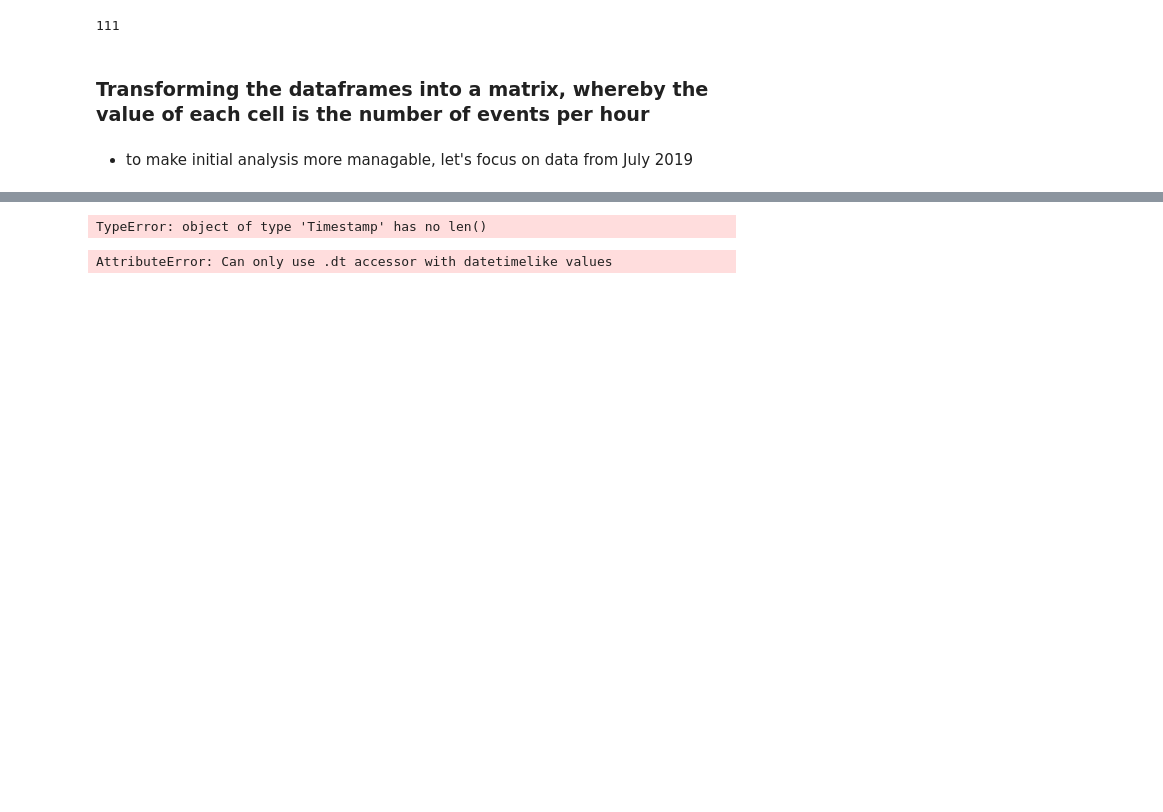
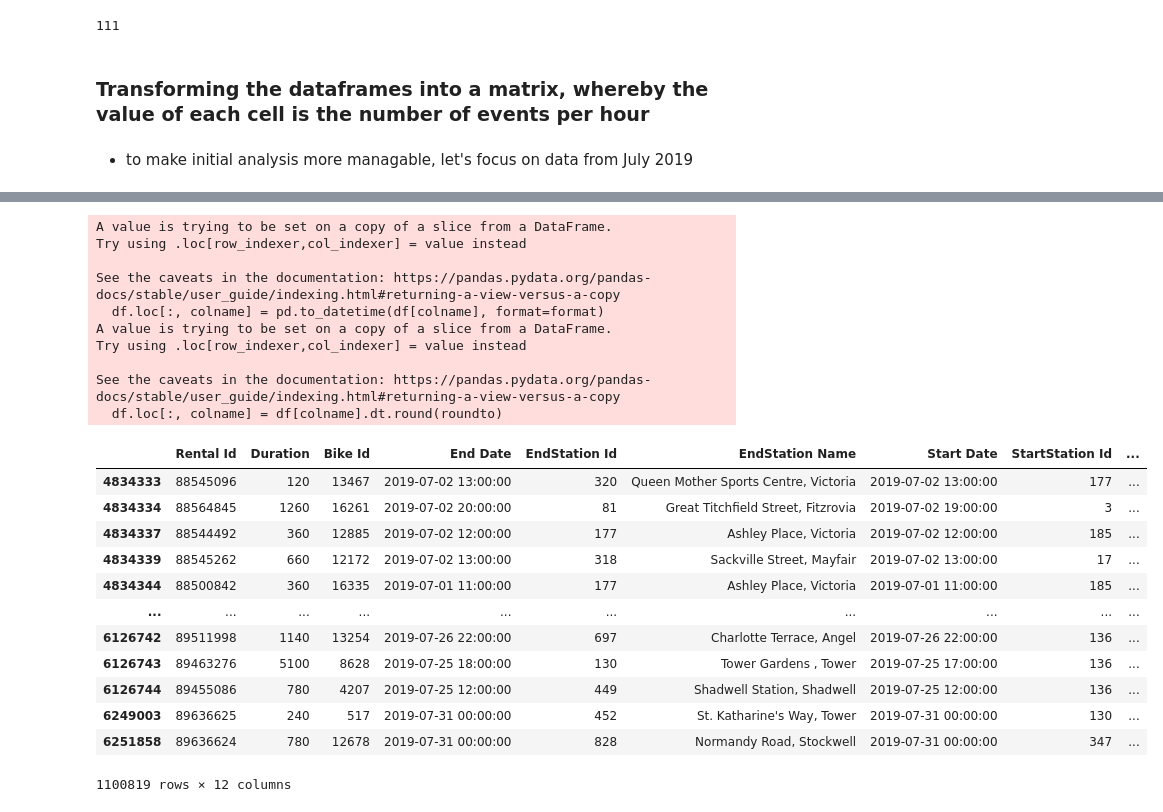
Before and after one commit to elrhmo/TfL_Bike_Analysis, a Jupyter notebook: data_prep.ipynb, the cells around one changed output, grey strips where cells are left out. Cells and saved outputs as stored; diff of their text form; code cells hidden in the pictures; blank space fills up the shorter version.

```diff
--- a/data_prep.ipynb
+++ b/data_prep.ipynb
@@ -615,5 +626,5 @@ def add_station_names(station_names, df, namecolumn, idcolumn):
 # %%
-bd_Jul_2019['StartStation Id']=bd_Jul_2019['StartStation Id'].astype(np.int64)
+#bd_Jul_2019['StartStation Id']=bd_Jul_2019['StartStation Id'].astype(np.int64)
 
 station_names = {}
-add_station_names(station_names, "bd_Jul_2019", "StartStation Name", "StartStation Id")
+add_station_names(station_names, bd_Jul_2019, "StartStation Id", "StartStation Name")
@@ -645,11 +667,30 @@ def clean_datetime_column(df, colname, roundto="H"):
     return df
 # %%
 #clean start and end dates
-clean_datetime_column(bd_Jul_2019, "Start Date", roundto="H")
-clean_datetime_column(bd_Jul_2019, "End Date", roundto="H")
+bd_Jul_2019_clean1 = clean_datetime_column(bd_Jul_2019, "Start Date", roundto="H")
+bd_Jul_2019_clean2 = clean_datetime_column(bd_Jul_2019_clean1, "End Date", roundto="H")
+bd_Jul_2019_clean2
 # %% [output]
-TypeError: object of type 'Timestamp' has no len()
+A value is trying to be set on a copy of a slice from a DataFrame.
+Try using .loc[row_indexer,col_indexer] = value instead
+
+See the caveats in the documentation: https://pandas.pydata.org/pandas-docs/stable/user_guide/indexing.html#returning-a-view-versus-a-copy
+  df.loc[:, colname] = pd.to_datetime(df[colname], format=format)
+A value is trying to be set on a copy of a slice from a DataFrame.
+Try using .loc[row_indexer,col_indexer] = value instead
+
+See the caveats in the documentation: https://pandas.pydata.org/pandas-docs/stable/user_guide/indexing.html#returning-a-view-versus-a-copy
+  df.loc[:, colname] = df[colname].dt.round(roundto)
+|  | Rental Id | Duration | Bike Id | End Date | EndStation Id | EndStation Name | Start Date | StartStation Id | ... |
+| 4834333 | 88545096 | 120 | 13467 | 2019-07-02 13:00:00 | 320 | Queen Mother Sports Centre, Victoria | 2019-07-02 13:00:00 | 177 | ... |
+| 4834334 | 88564845 | 1260 | 16261 | 2019-07-02 20:00:00 | 81 | Great Titchfield Street, Fitzrovia | 2019-07-02 19:00:00 | 3 | ... |
+| 4834337 | 88544492 | 360 | 12885 | 2019-07-02 12:00:00 | 177 | Ashley Place, Victoria | 2019-07-02 12:00:00 | 185 | ... |
+| 4834339 | 88545262 | 660 | 12172 | 2019-07-02 13:00:00 | 318 | Sackville Street, Mayfair | 2019-07-02 13:00:00 | 17 | ... |
+| 4834344 | 88500842 | 360 | 16335 | 2019-07-01 11:00:00 | 177 | Ashley Place, Victoria | 2019-07-01 11:00:00 | 185 | ... |
+| ... | ... | ... | ... | ... | ... | ... | ... | ... | ... |
+| 6126742 | 89511998 | 1140 | 13254 | 2019-07-26 22:00:00 | 697 | Charlotte Terrace, Angel | 2019-07-26 22:00:00 | 136 | ... |
+| 6126743 | 89463276 | 5100 | 8628 | 2019-07-25 18:00:00 | 130 | Tower Gardens , Tower | 2019-07-25 17:00:00 | 136 | ... |
+| 6126744 | 89455086 | 780 | 4207 | 2019-07-25 12:00:00 | 449 | Shadwell Station, Shadwell | 2019-07-25 12:00:00 | 136 | ... |
+| 6249003 | 89636625 | 240 | 517 | 2019-07-31 00:00:00 | 452 | St. Katharine's Way, Tower | 2019-07-31 00:00:00 | 130 | ... |
+| 6251858 | 89636624 | 780 | 12678 | 2019-07-31 00:00:00 | 828 | Normandy Road, Stockwell | 2019-07-31 00:00:00 | 347 | ... |
+1100819 rows × 12 columns
-# %%
-bd_Jul_2019["End Date"] = bd_Jul_2019["End Date"].dt.round(H)
-# %% [output]
-AttributeError: Can only use .dt accessor with datetimelike values
```
Also changed, not shown: parts of 15 cells of this notebook, 1 other file.
